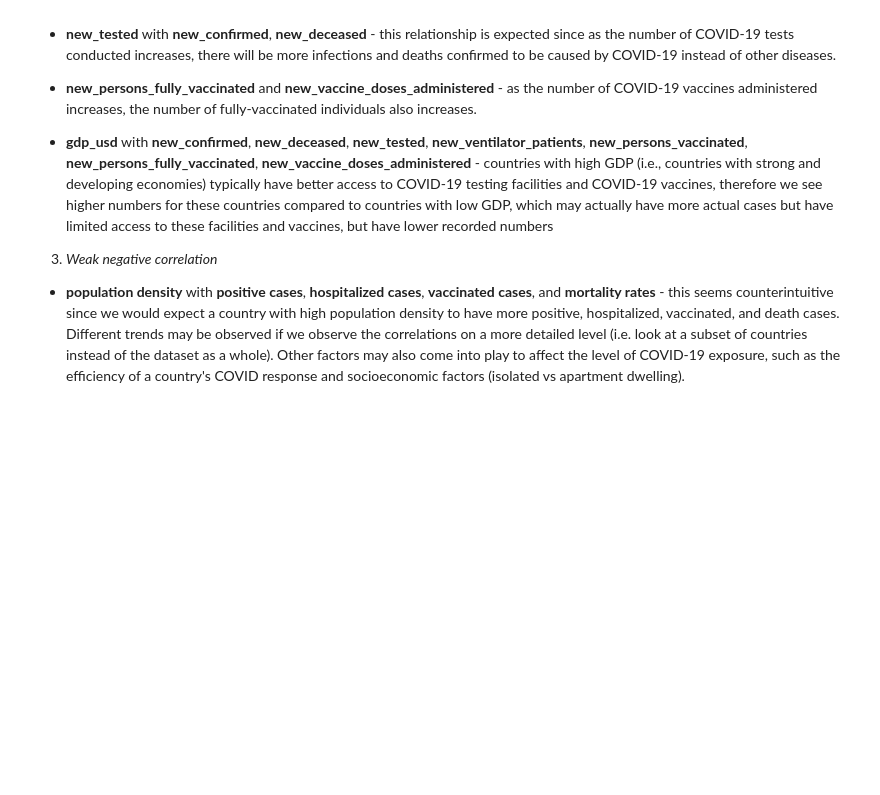
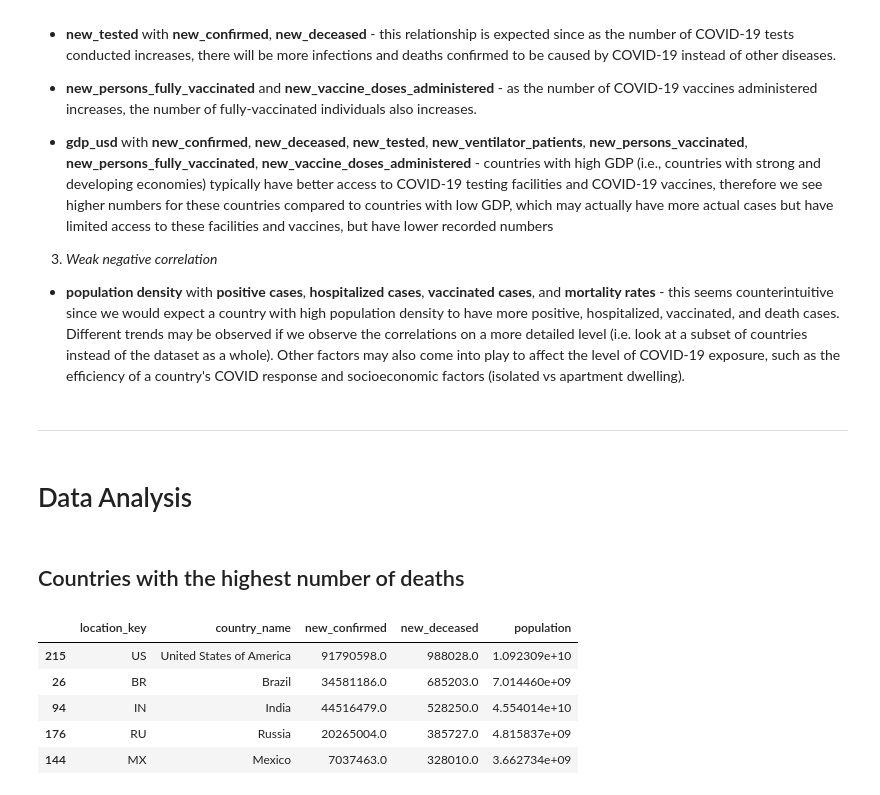
Before and after one commit to DenniseMc/cpsc_project, a Jupyter notebook: project_combine.ipynb, the cells around one changed output. Drawn from its saved outputs; the diff is of its cells as text; code cells hidden in the pictures; blank space fills up the shorter version.

Commit message:
Add data analysis

```diff
--- a/project_combine.ipynb
+++ b/project_combine.ipynb
@@ -972,3 +985,18 @@ Some notable observations from the above correlation heatmap:
 
 3. *Weak negative correlation*
 - **population density** with **positive cases**, **hospitalized cases**, **vaccinated cases**, and **mortality rates** - this seems counterintuitive since we would expect a country with high population density to have more positive, hospitalized, vaccinated, and death cases. Different trends may be observed if we observe the correlations on a more detailed level (i.e. look at a subset of countries instead of the dataset as a whole). Other factors may also come into play to affect the level of COVID-19 exposure, such as the efficiency of a country's COVID response and socioeconomic factors (isolated vs apartment dwelling).
+# %% [markdown]
+***
+# %% [markdown]
+# <a id='dataanalysis'></a> Data Analysis
+# %% [markdown]
+## <a id='moredeceased'></a> Countries with the highest number of deaths
+# %%
+complete_df.groupby(['location_key','country_name'])[['new_confirmed','new_deceased','population']].sum().reset_index().sort_values(by='new_deceased', ascending=False).head(5)
+# %% [output]
+|  | location_key | country_name | new_confirmed | new_deceased | population |
+| 215 | US | United States of America | 91790598.0 | 988028.0 | 1.092309e+10 |
+| 26 | BR | Brazil | 34581186.0 | 685203.0 | 7.014460e+09 |
+| 94 | IN | India | 44516479.0 | 528250.0 | 4.554014e+10 |
+| 176 | RU | Russia | 20265004.0 | 385727.0 | 4.815837e+09 |
+| 144 | MX | Mexico | 7037463.0 | 328010.0 | 3.662734e+09 |
```
Also changed, not shown: parts of 6 cells of this notebook.
